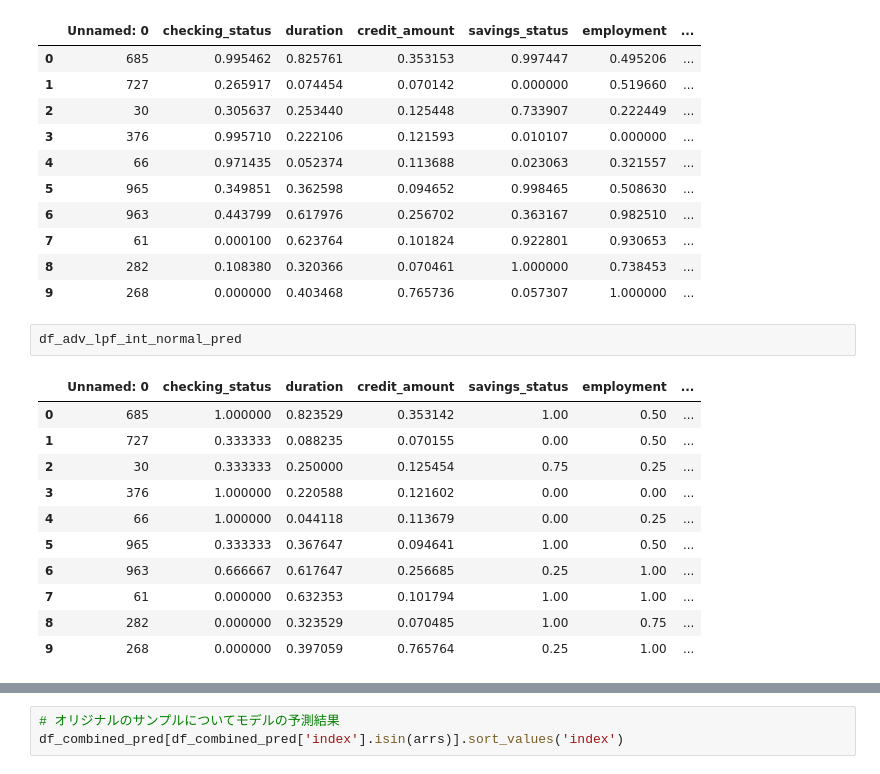
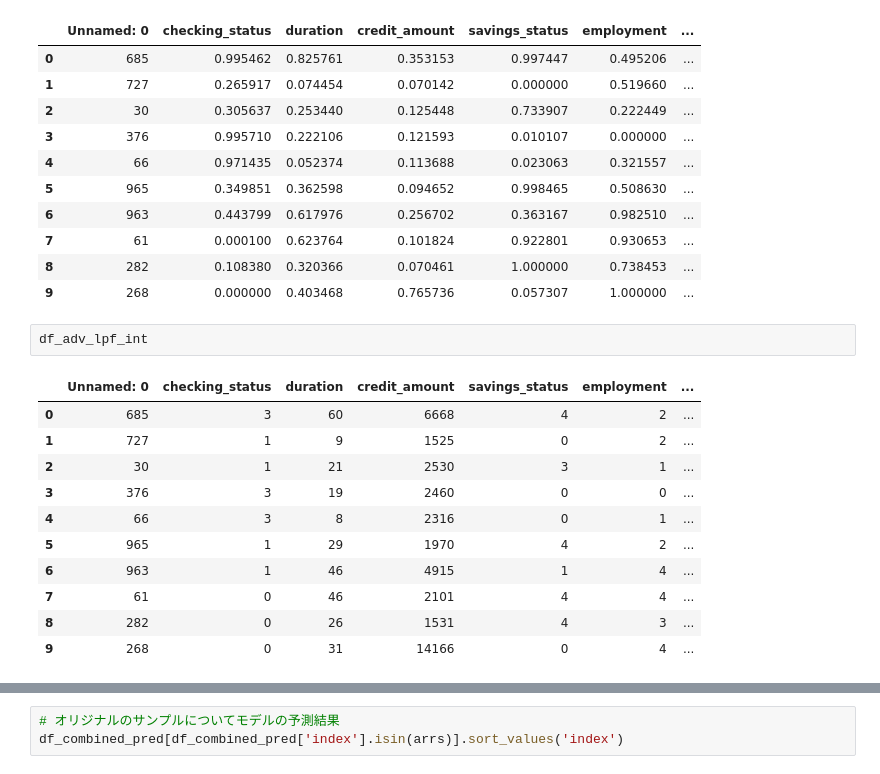
Before and after one commit to ShotaArima/lowprofool_x86, a Jupyter notebook: src/Propose-Method3.ipynb, the cells around one changed output, grey strips where cells are left out. Cells and saved outputs as stored; diff of their text form.

```diff
--- a/src/Propose-Method3.ipynb
+++ b/src/Propose-Method3.ipynb
@@ -876,17 +880,17 @@ df_adv_lpf
 | 7 | 61 | 0.000100 | 0.623764 | 0.101824 | 0.922801 | 0.930653 | ... |
 | 8 | 282 | 0.108380 | 0.320366 | 0.070461 | 1.000000 | 0.738453 | ... |
 | 9 | 268 | 0.000000 | 0.403468 | 0.765736 | 0.057307 | 1.000000 | ... |
-# %%
-df_adv_lpf_int_normal_pred
-# %% [output]
-|  | Unnamed: 0 | checking_status | duration | credit_amount | savings_status | employment | ... |
-| 0 | 685 | 1.000000 | 0.823529 | 0.353142 | 1.00 | 0.50 | ... |
-| 1 | 727 | 0.333333 | 0.088235 | 0.070155 | 0.00 | 0.50 | ... |
-| 2 | 30 | 0.333333 | 0.250000 | 0.125454 | 0.75 | 0.25 | ... |
-| 3 | 376 | 1.000000 | 0.220588 | 0.121602 | 0.00 | 0.00 | ... |
-| 4 | 66 | 1.000000 | 0.044118 | 0.113679 | 0.00 | 0.25 | ... |
-| 5 | 965 | 0.333333 | 0.367647 | 0.094641 | 1.00 | 0.50 | ... |
-| 6 | 963 | 0.666667 | 0.617647 | 0.256685 | 0.25 | 1.00 | ... |
-| 7 | 61 | 0.000000 | 0.632353 | 0.101794 | 1.00 | 1.00 | ... |
-| 8 | 282 | 0.000000 | 0.323529 | 0.070485 | 1.00 | 0.75 | ... |
-| 9 | 268 | 0.000000 | 0.397059 | 0.765764 | 0.25 | 1.00 | ... |
+# %%
+df_adv_lpf_int
+# %% [output]
+|  | Unnamed: 0 | checking_status | duration | credit_amount | savings_status | employment | ... |
+| 0 | 685 | 3 | 60 | 6668 | 4 | 2 | ... |
+| 1 | 727 | 1 | 9 | 1525 | 0 | 2 | ... |
+| 2 | 30 | 1 | 21 | 2530 | 3 | 1 | ... |
+| 3 | 376 | 3 | 19 | 2460 | 0 | 0 | ... |
+| 4 | 66 | 3 | 8 | 2316 | 0 | 1 | ... |
+| 5 | 965 | 1 | 29 | 1970 | 4 | 2 | ... |
+| 6 | 963 | 1 | 46 | 4915 | 1 | 4 | ... |
+| 7 | 61 | 0 | 46 | 2101 | 4 | 4 | ... |
+| 8 | 282 | 0 | 26 | 1531 | 4 | 3 | ... |
+| 9 | 268 | 0 | 31 | 14166 | 0 | 4 | ... |
```
Also changed, not shown: parts of 18 cells of this notebook.
